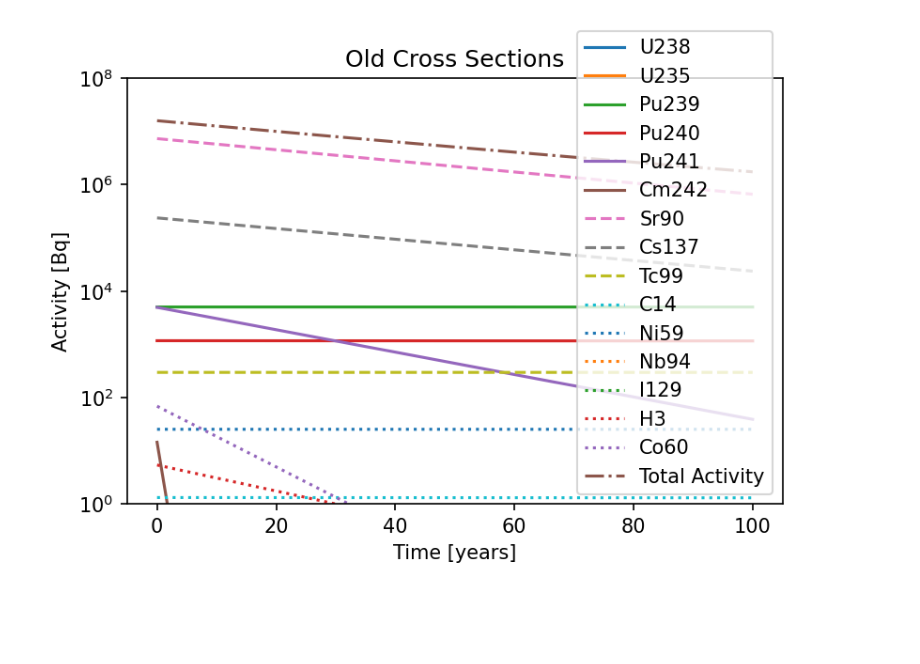
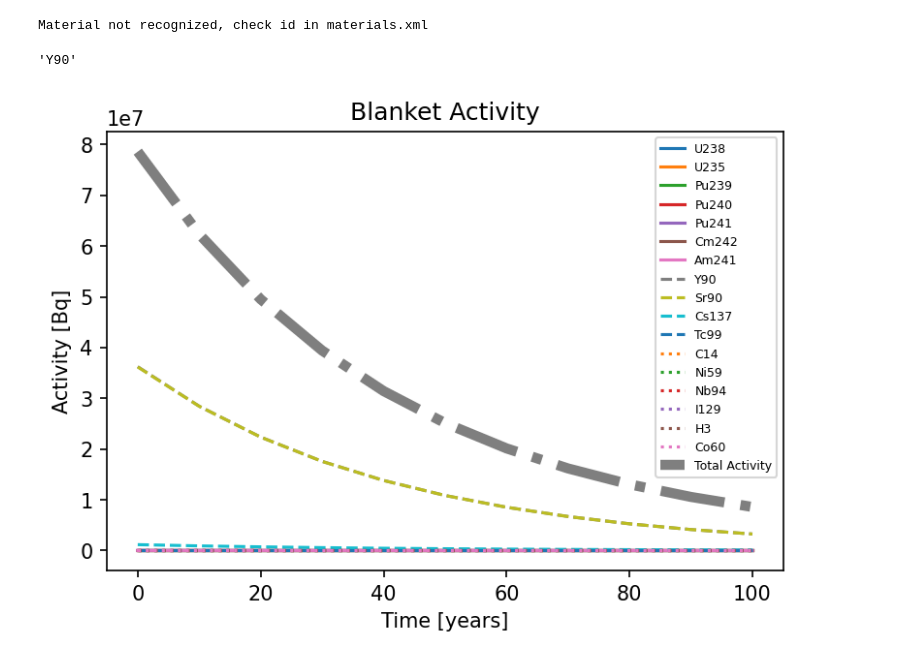
Before and after one commit to j-fletcher/barc_blanket, a Jupyter notebook: postprocess_depletion.ipynb, the cells around one changed output. Cells and saved outputs as stored; diff of their text form; code cells hidden in the pictures; blank space fills up the shorter version.

Commit message:
fixed unit conversion error

```diff
--- a/postprocess_depletion.ipynb
+++ b/postprocess_depletion.ipynb
@@ -3,33 +3,50 @@ import openmc
 import openmc.deplete
 import matplotlib.pyplot as plt
 # %%
-filename = "./depletion_results/endf8_chain_modified/depletion_results.h5"
-result = openmc.deplete.Results(filename)
+filename = "./depletion_results/barc-v2-5-percent-waste-lowfidelity"
+result = openmc.deplete.Results(filename+'/depletion_results.h5')
 # %%
 problem_nuclides = ["C14","Ni59","Nb94","I129","H3","Co60"]
-actinides = ["U238","U235","Pu239","Pu240","Pu241","Cm242"]
-fission_products = ["Sr90","Cs137","Tc99"]
-times, activities = result.get_activity(mat="15",by_nuclide=True)
-times, total_activity = result.get_activity(mat="15")
+actinides = ["U238","U235","Pu239","Pu240","Pu241","Cm242","Am241"]
+fission_products = ['Y90',"Sr90","Cs137","Tc99"]
+test = ["Sr90","Y90"]
+
+try:
+    times, activities = result.get_activity(mat="15",by_nuclide=True)
+    times, total_activity = result.get_activity(mat="15")
+except KeyError:
+    times, activities = result.get_activity(mat="12",by_nuclide=True)
+    times, total_activity = result.get_activity(mat="12")
+    print("Material not recognized, check id in materials.xml")
+
+activities[0]
+max_key = max(activities[0], key=activities[0].get)
+
+max_key
+# %% [output]
+Material not recognized, check id in materials.xml
+'Y90'
 # %%
 fig, ax = plt.subplots(dpi=150)
 
 for i in actinides:
     values = [ia[i] for ia in activities]
-    ax.semilogy(times/60/60/24/365, values, label=i)
+    ax.plot(times/60/60/24/365, values, label=i)
+
 for i in fission_products:
     values = [ia[i] for ia in activities]
-    ax.semilogy(times/60/60/24/365, values, label=i,ls="--")
+    ax.plot(times/60/60/24/365, values, label=i,ls="--")
 
 for i in problem_nuclides:
     values = [ia[i] for ia in activities]
-    ax.semilogy(times/60/60/24/365, values, label=i,ls=":")
-ax.semilogy(times/60/60/24/365,total_activity,label="Total Activity",ls="-.")
-ax.legend()
-ax.set_ylim(1e0,1e8)
+    ax.plot(times/60/60/24/365, values, label=i,ls=":")
+
+ax.plot(times/60/60/24/365,total_activity,label="Total Activity",ls="-.", lw=5)
+ax.legend(fontsize=6)
+#ax.set_ylim(1e0,1e8)
 plt.xlabel("Time [years]")
 plt.ylabel("Activity [Bq]")
-plt.title("Old Cross Sections")
-plt.savefig("new.png")
+plt.title("Blanket Activity")
+plt.savefig("old.png")
 # %% [output]
-[figure, old version]
+[figure, new version]
```
Also changed, not shown: parts of 5 cells of this notebook, 3 other files.
